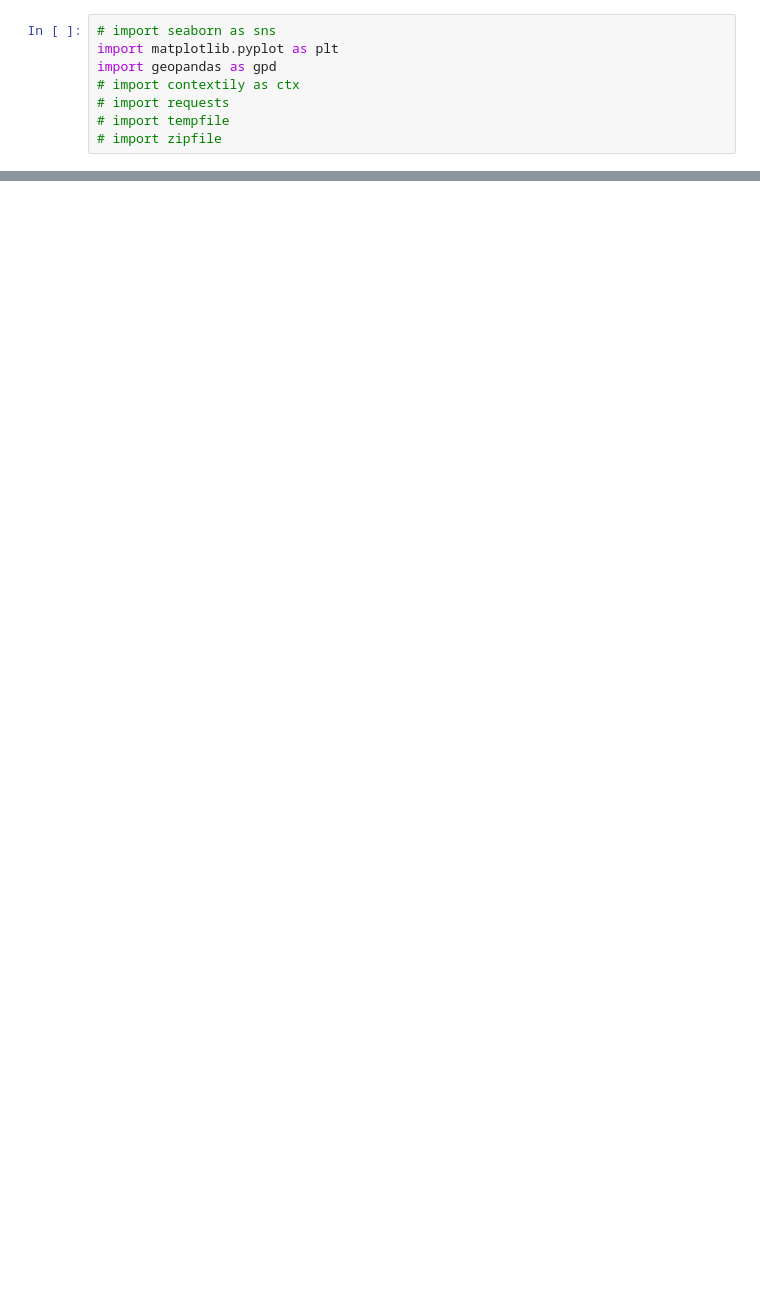
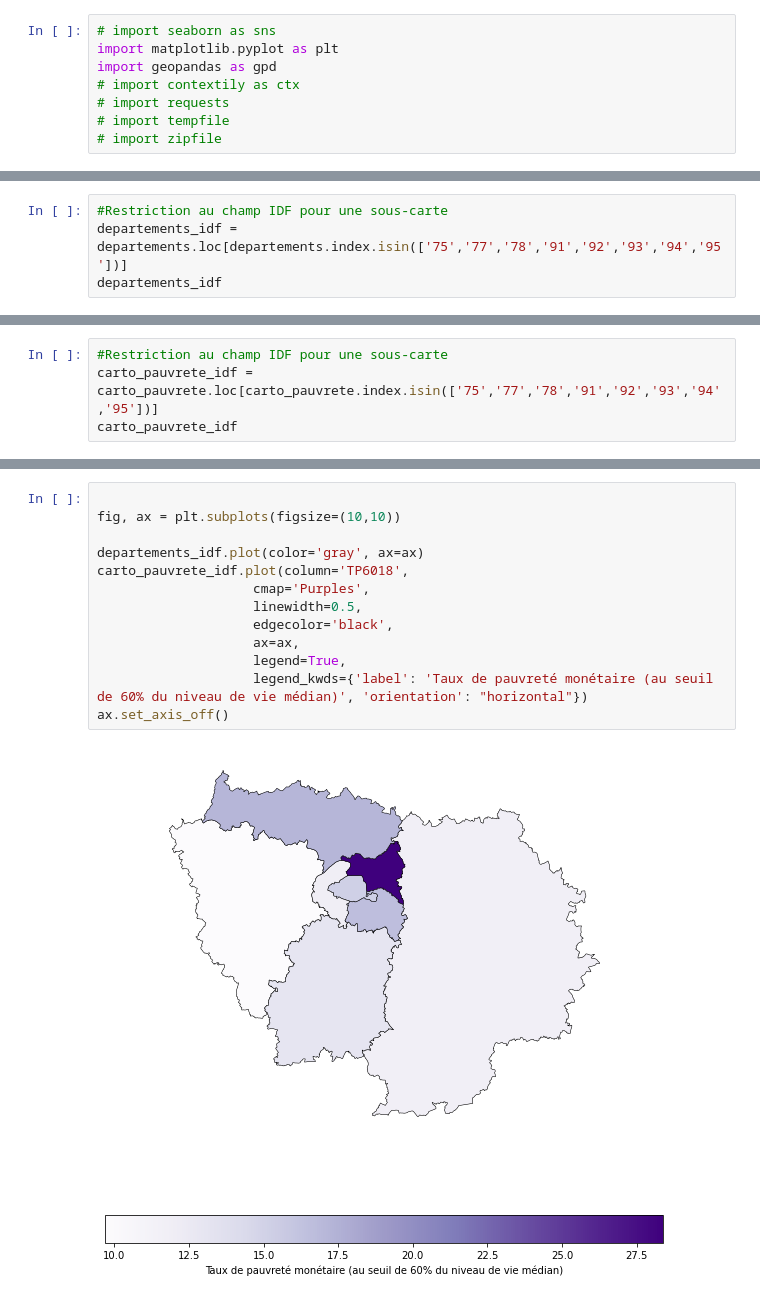
Before and after one commit to cthiounn/python-datascience-ENSAE-2A, a Jupyter notebook: Etude départementale/Cartes_descriptives.ipynb, the cells around one changed output, grey strips where cells are left out. Drawn from its saved outputs; the diff is of its cells as text; blank space fills up the shorter version.

Commit message:
modif carte desc statique

```diff
--- a/Etude départementale/Cartes_descriptives.ipynb
+++ b/Etude départementale/Cartes_descriptives.ipynb
@@ -19,0 +66,4 @@ departements
+# %%
+#Restriction au champ IDF pour une sous-carte
+departements_idf = departements.loc[departements.index.isin(['75','77','78','91','92','93','94','95'])]
+departements_idf
@@ -30,0 +199,4 @@ carto_pauvrete.dtypes
+# %%
+#Restriction au champ IDF pour une sous-carte
+carto_pauvrete_idf = carto_pauvrete.loc[carto_pauvrete.index.isin(['75','77','78','91','92','93','94','95'])]
+carto_pauvrete_idf
@@ -37,0 +254,15 @@ ax.set_axis_off()
+# %%
+
+fig, ax = plt.subplots(figsize=(10,10))
+
+departements_idf.plot(color='gray', ax=ax)
+carto_pauvrete_idf.plot(column='TP6018',
+                    cmap='Purples',
+                    linewidth=0.5,
+                    edgecolor='black',
+                    ax=ax,
+                    legend=True,
+                    legend_kwds={'label': 'Taux de pauvreté monétaire (au seuil de 60% du niveau de vie médian)', 'orientation': "horizontal"})
+ax.set_axis_off()
+# %% [output]
+[figure, added]
```
Also changed, not shown: parts of 20 cells of this notebook.
